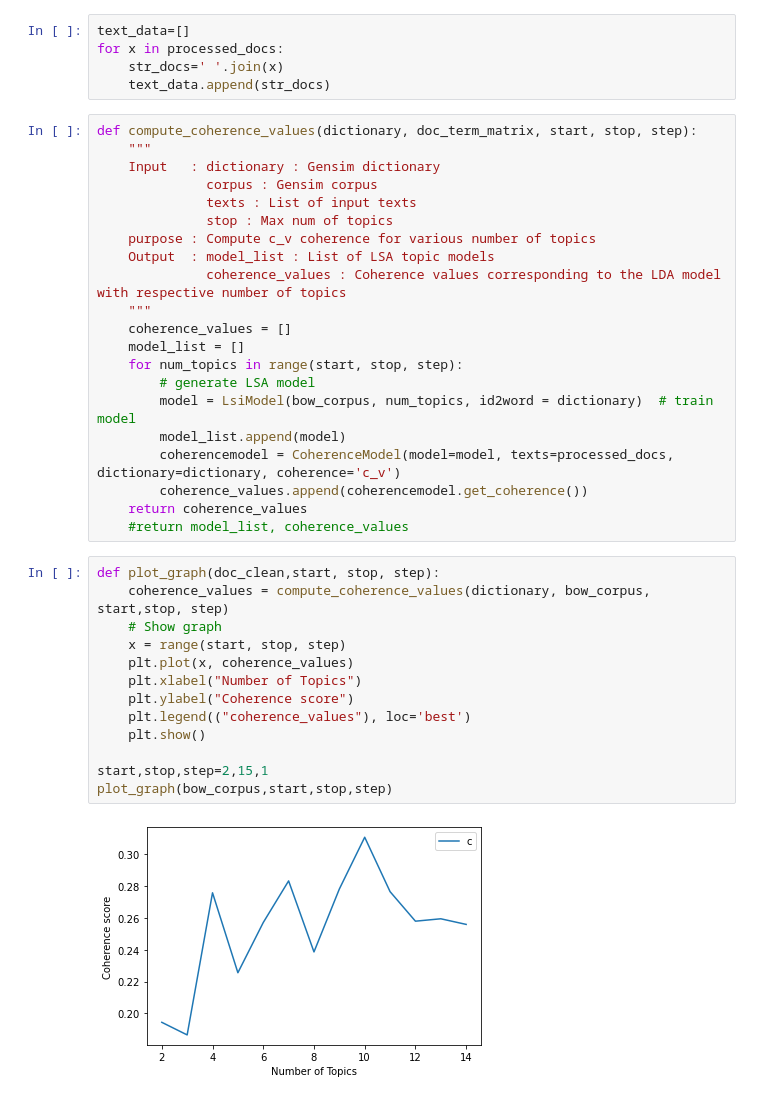
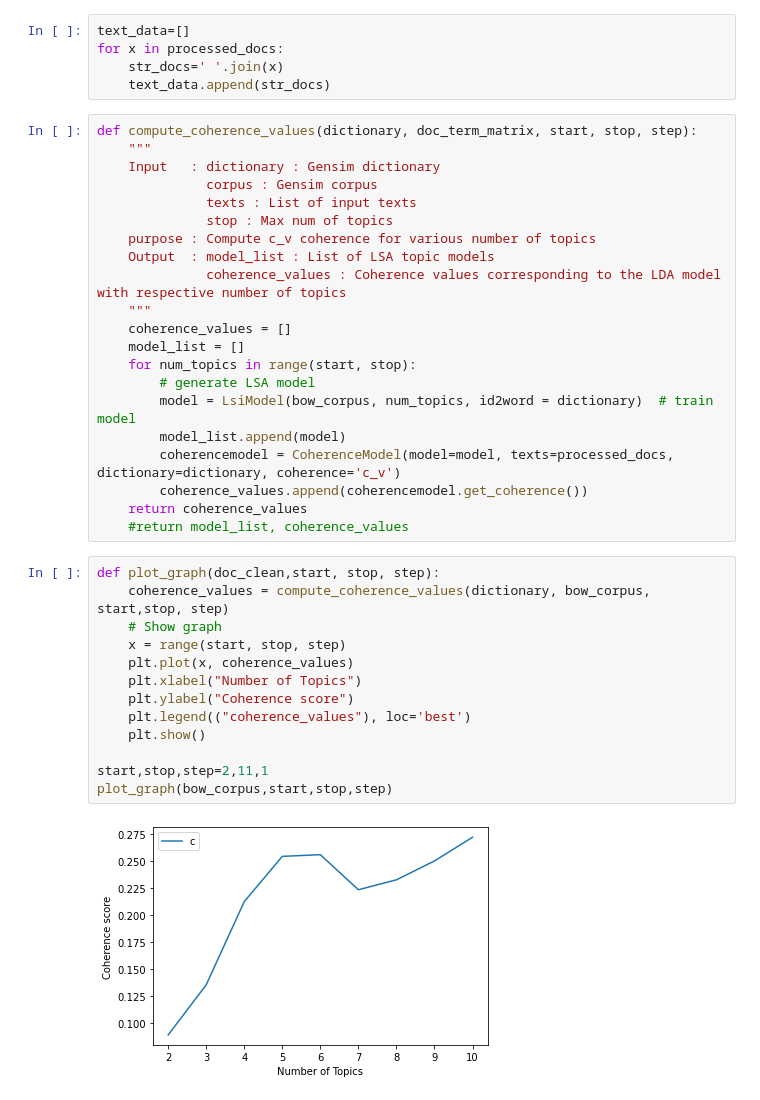
Before and after one commit to NyraO/LDA_Code, a Jupyter notebook: LSA.ipynb, the cells around one changed output. Drawn from its saved outputs; the diff is of its cells as text.

```diff
--- a/LSA.ipynb
+++ b/LSA.ipynb
@@ -111,7 +111,7 @@ def compute_coherence_values(dictionary, doc_term_matrix, start, stop, step):
     """
     coherence_values = []
     model_list = []
-    for num_topics in range(start, stop, step):
+    for num_topics in range(start, stop):
         # generate LSA model
         model = LsiModel(bow_corpus, num_topics, id2word = dictionary)  # train model
         model_list.append(model)
@@ -122,15 +122,15 @@ def compute_coherence_values(dictionary, doc_term_matrix, start, stop, step):
 # %%
 def plot_graph(doc_clean,start, stop, step):
     coherence_values = compute_coherence_values(dictionary, bow_corpus, start,stop, step)
     # Show graph
     x = range(start, stop, step)
     plt.plot(x, coherence_values)
     plt.xlabel("Number of Topics")
     plt.ylabel("Coherence score")
     plt.legend(("coherence_values"), loc='best')
     plt.show()
 
-start,stop,step=2,15,1
+start,stop,step=2,11,1
 plot_graph(bow_corpus,start,stop,step)
 # %% [output]
-[figure, old version]
+[figure, new version]
```
Also changed, not shown: parts of 3 cells of this notebook, 9 other files.
